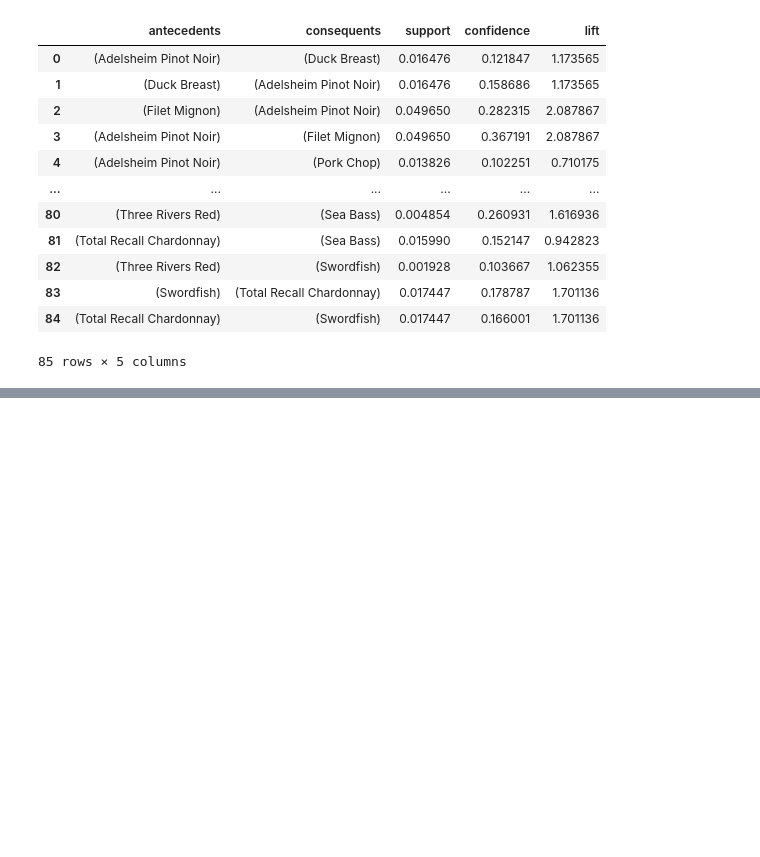
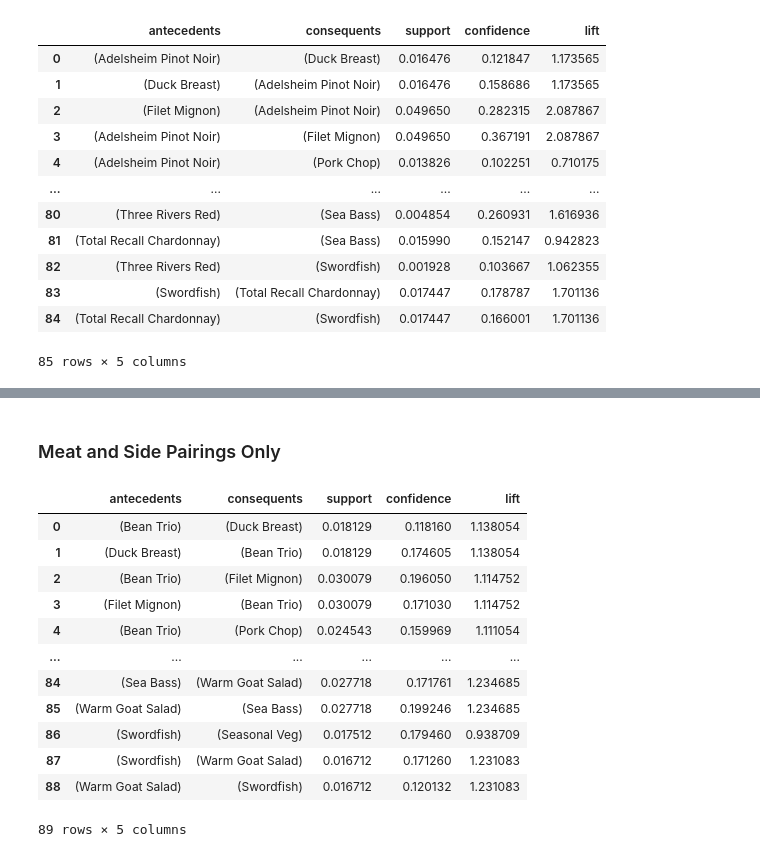
Before and after one commit to SterlingHayden/Data-Mining, a Jupyter notebook: HW/HW-01/Association_Analysis.ipynb, the cells around one changed output, grey strips where cells are left out. Saved outputs shown, nothing was run; the diff lists cells and outputs as text; code cells hidden in the pictures; blank space fills up the shorter version.

```diff
--- a/HW/HW-01/Association_Analysis.ipynb
+++ b/HW/HW-01/Association_Analysis.ipynb
@@ -169,0 +262,27 @@ meats_antecedents
+# %% [markdown]
+### Meat and Side Pairings Only
+# %%
+#apriori algorithm
+food_assoc = apriori(preprocessed_sides_df, min_support = 0.001, use_colnames = True)
+
+#association rules
+out_rules_side = association_rules(food_assoc,metric = "confidence", min_threshold = 0.1)
+
+#select columns from the output
+out_rules2_side=out_rules_side[['antecedents','consequents','support','confidence','lift']]
+
+out_rules2_side
+# %% [output]
+|  | antecedents | consequents | support | confidence | lift |
+| 0 | (Bean Trio) | (Duck Breast) | 0.018129 | 0.118160 | 1.138054 |
+| 1 | (Duck Breast) | (Bean Trio) | 0.018129 | 0.174605 | 1.138054 |
+| 2 | (Bean Trio) | (Filet Mignon) | 0.030079 | 0.196050 | 1.114752 |
+| 3 | (Filet Mignon) | (Bean Trio) | 0.030079 | 0.171030 | 1.114752 |
+| 4 | (Bean Trio) | (Pork Chop) | 0.024543 | 0.159969 | 1.111054 |
+| ... | ... | ... | ... | ... | ... |
+| 84 | (Sea Bass) | (Warm Goat Salad) | 0.027718 | 0.171761 | 1.234685 |
+| 85 | (Warm Goat Salad) | (Sea Bass) | 0.027718 | 0.199246 | 1.234685 |
+| 86 | (Swordfish) | (Seasonal Veg) | 0.017512 | 0.179460 | 0.938709 |
+| 87 | (Swordfish) | (Warm Goat Salad) | 0.016712 | 0.171260 | 1.231083 |
+| 88 | (Warm Goat Salad) | (Swordfish) | 0.016712 | 0.120132 | 1.231083 |
+89 rows × 5 columns
```
Also changed, not shown: parts of 27 cells of this notebook.
